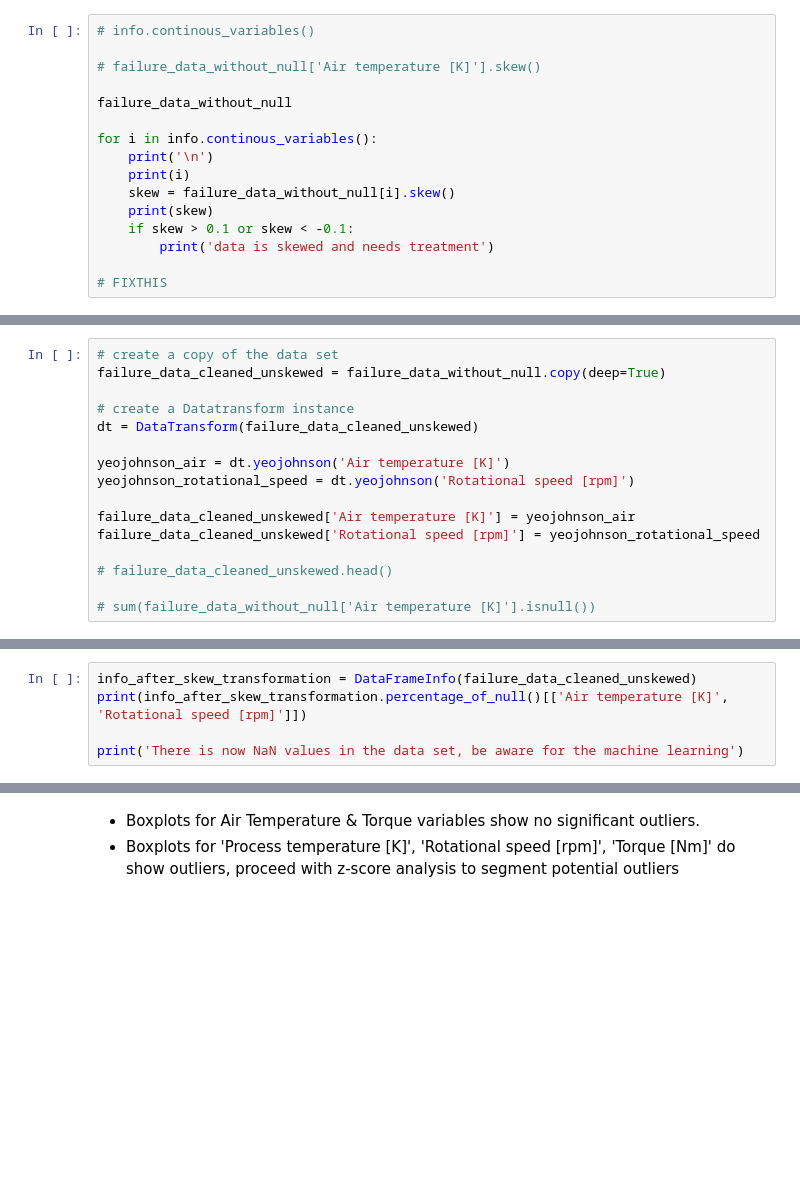
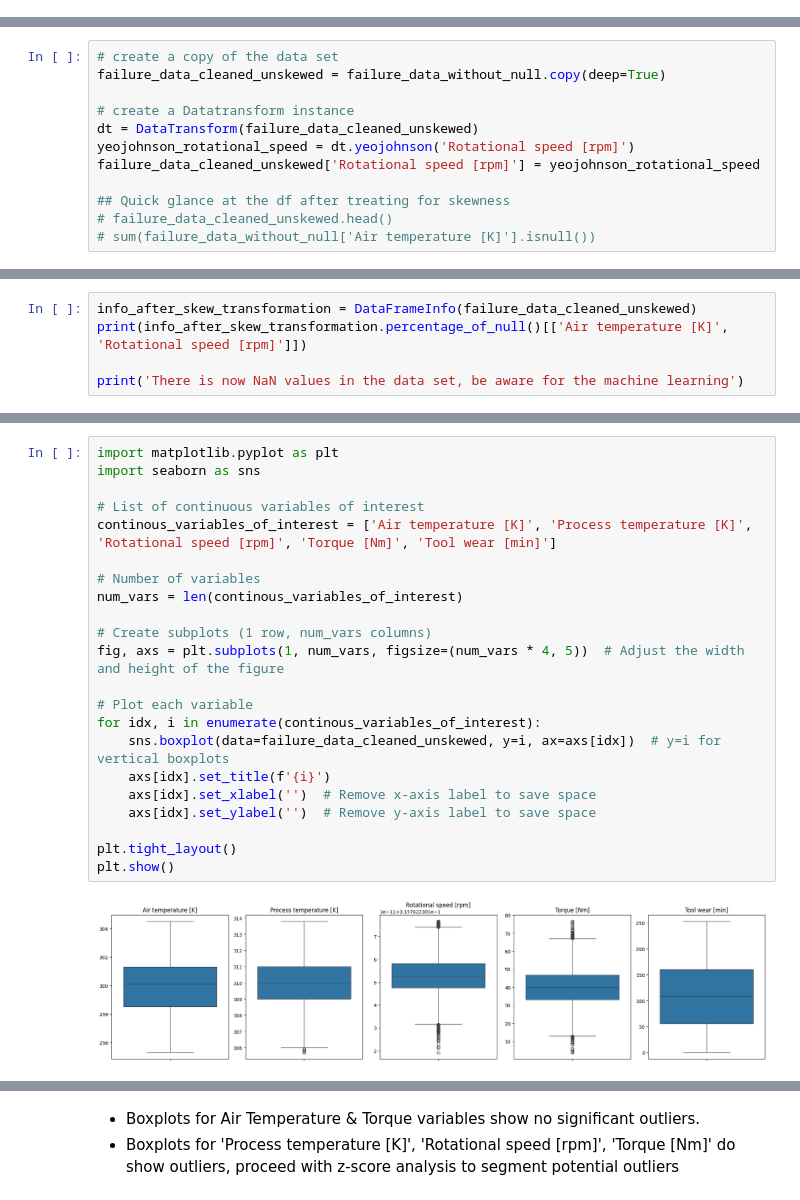
Before and after one commit to ManishKhurmi/exploratory-data-analysis---the-manufacturing-process768, a Jupyter notebook: Milestone_3 refactoring.ipynb, the cells around one changed output, grey strips where cells are left out. Cells and saved outputs as stored; diff of their text form; blank space fills up the shorter version.

```diff
--- a/Milestone_3 refactoring.ipynb
+++ b/Milestone_3 refactoring.ipynb
@@ -840,19 +836,3 @@ plott.plot_qq('Process temperature [K]')
-# %%
-# info.continous_variables()
-
-# failure_data_without_null['Air temperature [K]'].skew()
-
-failure_data_without_null
-
-for i in info.continous_variables():
-    print('\n')
-    print(i)
-    skew = failure_data_without_null[i].skew()
-    print(skew)
-    if skew > 0.1 or skew < -0.1:
-        print('data is skewed and needs treatment')
-
-# FIXTHIS
 # %% [markdown]
 ### Rotational speed and Air temperature are the only variables with Skewness.
 # %%
@@ -973,15 +932,11 @@ failure_data_cleaned_unskewed = failure_data_without_null.copy(deep=True)
 
 # create a Datatransform instance
 dt = DataTransform(failure_data_cleaned_unskewed)
-
-yeojohnson_air = dt.yeojohnson('Air temperature [K]')
 yeojohnson_rotational_speed = dt.yeojohnson('Rotational speed [rpm]')
-
-failure_data_cleaned_unskewed['Air temperature [K]'] = yeojohnson_air
 failure_data_cleaned_unskewed['Rotational speed [rpm]'] = yeojohnson_rotational_speed
 
+## Quick glance at the df after treating for skewness
 # failure_data_cleaned_unskewed.head()
-
 # sum(failure_data_without_null['Air temperature [K]'].isnull())
 # %%
 print('original data set ')
@@ -1011,0 +997,24 @@ print('There is now NaN values in the data set, be aware for the machine learnin
+# %%
+import matplotlib.pyplot as plt
+import seaborn as sns
+
+# List of continuous variables of interest
+continous_variables_of_interest = ['Air temperature [K]', 'Process temperature [K]', 'Rotational speed [rpm]', 'Torque [Nm]', 'Tool wear [min]']
+
+# Number of variables
+num_vars = len(continous_variables_of_interest)
+
+# Create subplots (1 row, num_vars columns)
+fig, axs = plt.subplots(1, num_vars, figsize=(num_vars * 4, 5))  # Adjust the width and height of the figure
+
+# Plot each variable
+for idx, i in enumerate(continous_variables_of_interest):
+    sns.boxplot(data=failure_data_cleaned_unskewed, y=i, ax=axs[idx])  # y=i for vertical boxplots
+    axs[idx].set_title(f'{i}')
+    axs[idx].set_xlabel('')  # Remove x-axis label to save space
+    axs[idx].set_ylabel('')  # Remove y-axis label to save space
+
+plt.tight_layout()
+plt.show()
+# %% [output]
+[figure, added]
```
Also changed, not shown: parts of 61 cells of this notebook, 3 other files.
